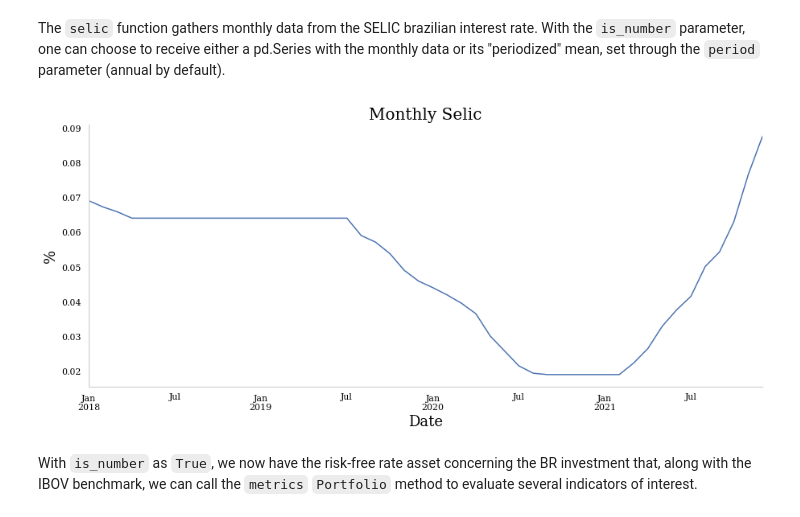
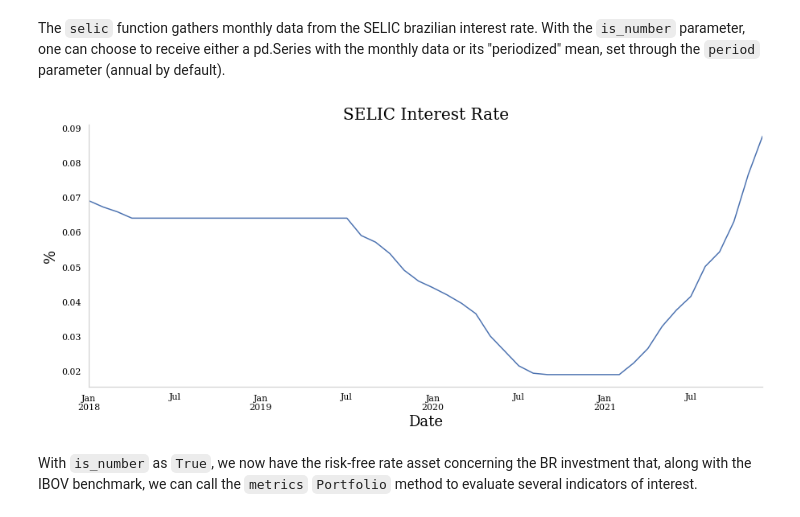
Before and after one commit to savimf/portfolio_class, a Jupyter notebook: demonstration/demonstration.ipynb, the cells around one changed output. Cells and saved outputs as stored; diff of their text form; code cells hidden in the pictures.

```diff
--- a/demonstration/demonstration.ipynb
+++ b/demonstration/demonstration.ipynb
@@ -352,12 +356,12 @@ The `selic` function gathers monthly data from the SELIC brazilian interest rate
 # %%
 selic_a = qt.selic(start_dt, end_dt, is_number=False)
 selic_a.plot(
     figsize=(15, 6),
-    title='Monthly Selic',
+    title='SELIC Interest Rate',
     ylabel='%'
 );
 # %% [output]
-[figure, old version]
+[figure, new version]
 # %% [markdown]
 With `is_number` as `True`, we now have the risk-free rate asset concerning the BR investment that, along with the IBOV benchmark, we can call the `metrics` `Portfolio` method to evaluate several indicators of interest.
 # %%
```
Also changed, not shown: parts of 15 cells of this notebook, 2 other files.
